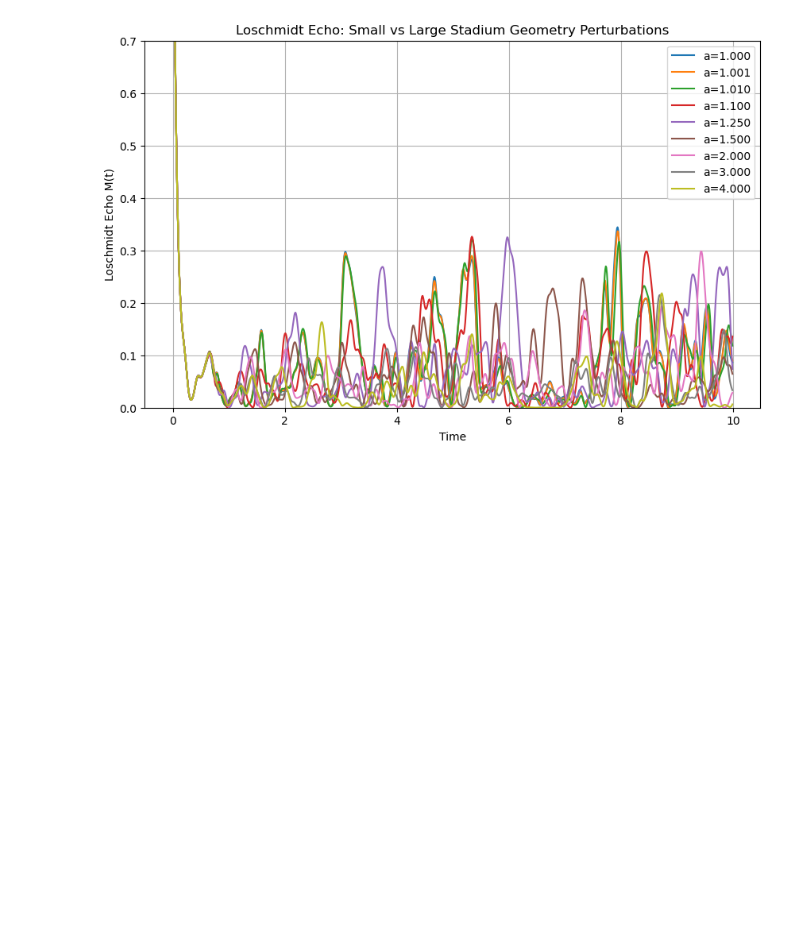
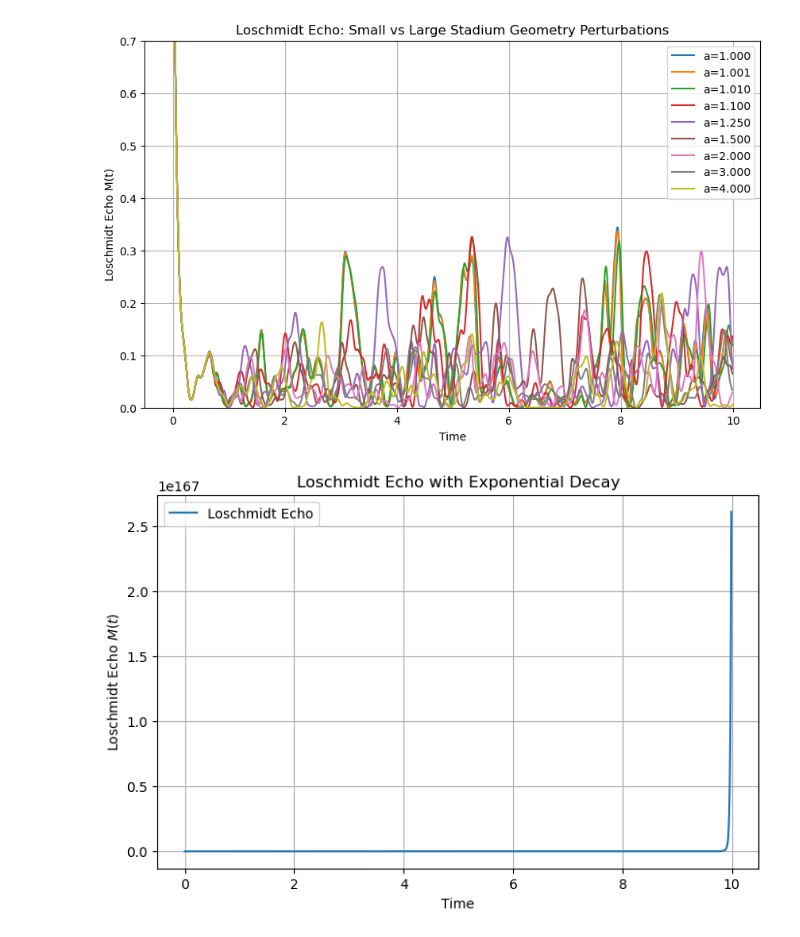
Before and after one commit to Shaukat-aziz/Quantum_Computing, a Jupyter notebook: guru-1.ipynb, the cells around one changed output. Cells and saved outputs as stored; diff of their text form; code cells hidden in the pictures; blank space fills up the shorter version.

Commit message:
appendix

```diff
--- a/guru-1.ipynb
+++ b/guru-1.ipynb
@@ -243,3 +243,63 @@ plt.grid(True)
 plt.show()
 # %% [output]
 [figure]
+# %%
+import numpy as np
+import matplotlib.pyplot as plt
+
+# Parameters
+L = 100  # Number of lattice points
+dx = 1.0  # Lattice spacing
+dt = 0.01  # Time step
+hbar = 1.0  # Reduced Planck's constant
+m = 1.0  # Mass
+V0 = 0.1  # Perturbation strength
+T_steps = 1000  # Number of time steps
+
+# Define the 1D Laplacian operator
+def laplacian_1d(N, dx):
+    main_diag = -2.0 * np.ones(N)
+    off_diag = np.ones(N - 1)
+    L = np.diag(main_diag) + np.diag(off_diag, k=1) + np.diag(off_diag, k=-1)
+    return L / dx**2
+
+# Build the unperturbed Hamiltonian
+Laplacian = laplacian_1d(L, dx)
+H0 = -(hbar**2) / (2 * m) * Laplacian
+
+# Add a small perturbation to the Hamiltonian
+H_pert = H0 + V0 * np.diag(np.random.uniform(-1, 1, L))
+
+# Initial Gaussian wave packet
+x = np.linspace(-L // 2, L // 2, L)
+sigma = 5.0
+k0 = 2.0 * np.pi / L  # Initial momentum
+psi0 = np.exp(-x**2 / (2 * sigma**2)) * np.exp(1j * k0 * x)
+psi0 /= np.linalg.norm(psi0)  # Normalize the wavefunction
+
+# Time evolution operators
+U0 = np.linalg.matrix_power(np.eye(L) - 1j * dt / hbar * H0, T_steps)
+U_pert = np.linalg.matrix_power(np.eye(L) - 1j * dt / hbar * H_pert, T_steps)
+
+# Loschmidt echo calculation
+M_t = []
+psi_t = psi0.copy()
+for t in range(T_steps):
+    psi_t = U_pert @ psi_t  # Evolve under perturbed Hamiltonian
+    overlap = np.vdot(psi0, psi_t)  # Compute overlap with initial state
+    M_t.append(np.abs(overlap)**2)  # Loschmidt echo
+
+# Time array
+times = np.arange(T_steps) * dt
+
+# Plot Loschmidt echo
+plt.figure(figsize=(8, 5))
+plt.plot(times, M_t, label="Loschmidt Echo")
+plt.xlabel("Time")
+plt.ylabel("Loschmidt Echo $M(t)$")
+plt.title("Loschmidt Echo with Exponential Decay")
+plt.grid(True)
+plt.legend()
+plt.show()
+# %% [output]
+[figure, added]
```
Also changed, not shown: parts of 2 cells of this notebook, 1 other file.
